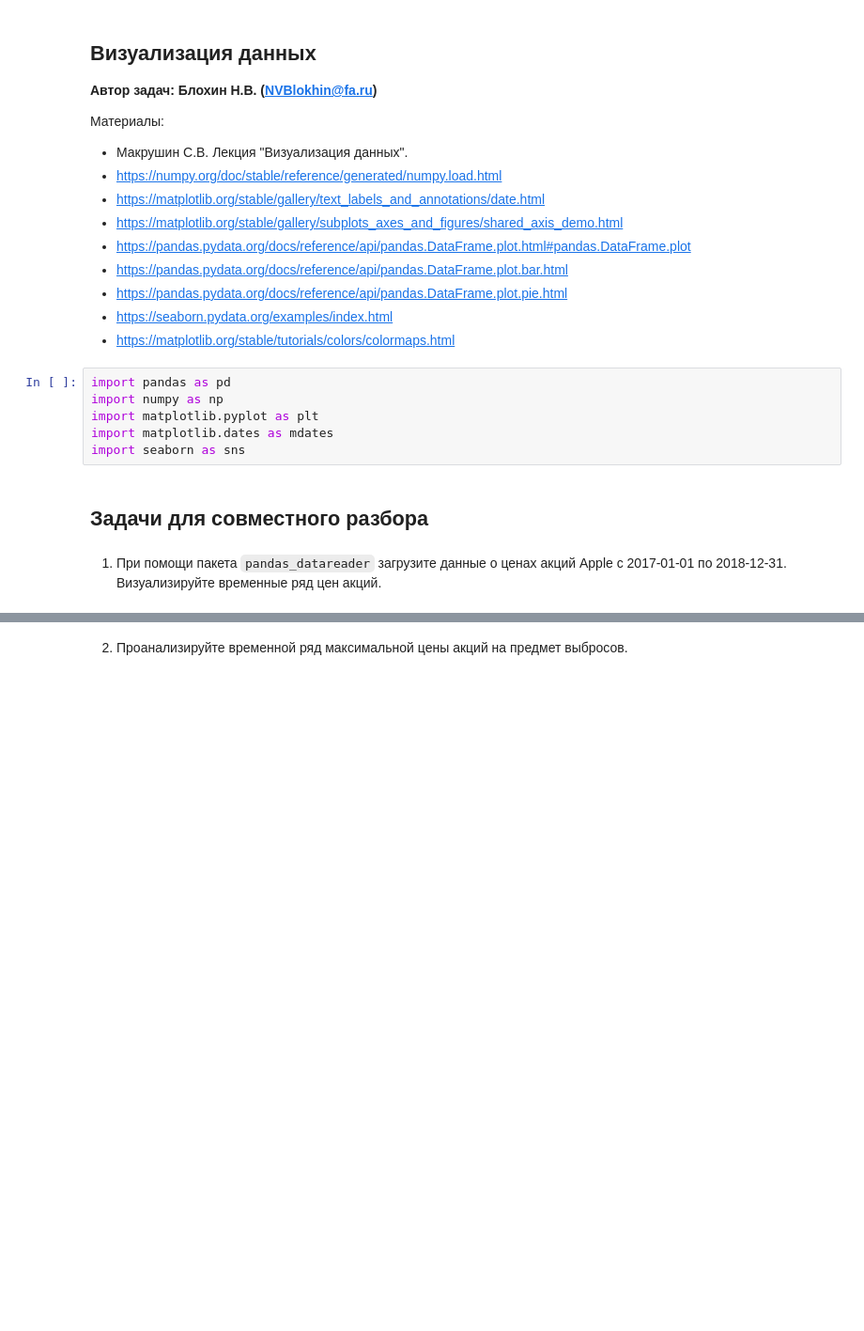
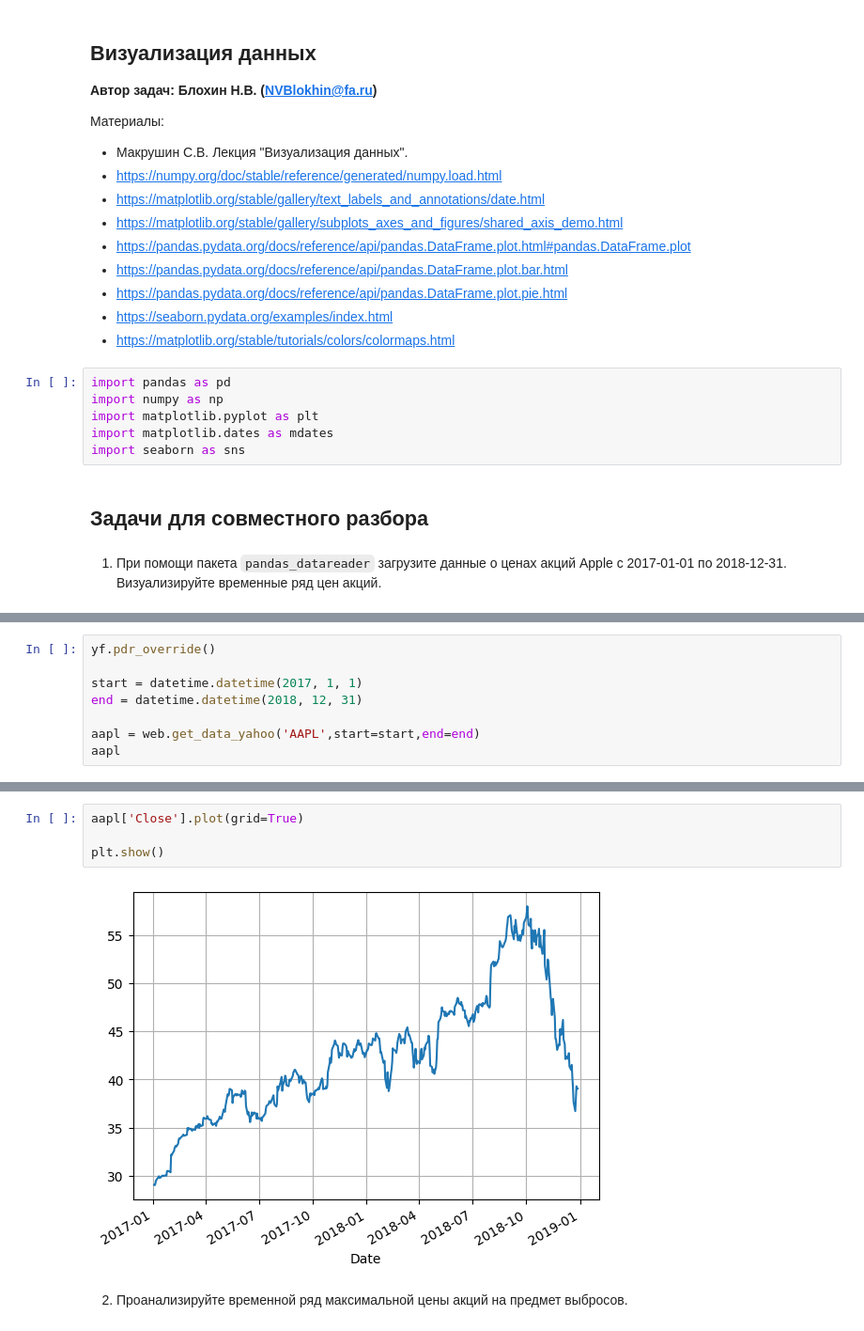
Before and after one commit to inmyfavor/Laboratornaya-rabota-5, a Jupyter notebook: 05_visualization.ipynb, the cells around one changed output, grey strips where cells are left out. Shown at 94% size. Drawn from its saved outputs; the diff is of its cells as text; blank space fills up the shorter version.

```diff
--- a/05_visualization.ipynb
+++ b/05_visualization.ipynb
@@ -27,0 +30,8 @@ import pandas_datareader
+# %%
+yf.pdr_override()
+
+start = datetime.datetime(2017, 1, 1)
+end = datetime.datetime(2018, 12, 31)
+
+aapl = web.get_data_yahoo('AAPL',start=start,end=end)
+aapl
@@ -28,2 +54,8 @@ import pandas_datareader
+# %%
+aapl['Close'].plot(grid=True)
+
+plt.show()
+# %% [output]
+[figure, added]
 # %% [markdown]
 2. Проанализируйте временной ряд максимальной цены акций на предмет выбросов.
```
Also changed, not shown: parts of 19 cells of this notebook.
